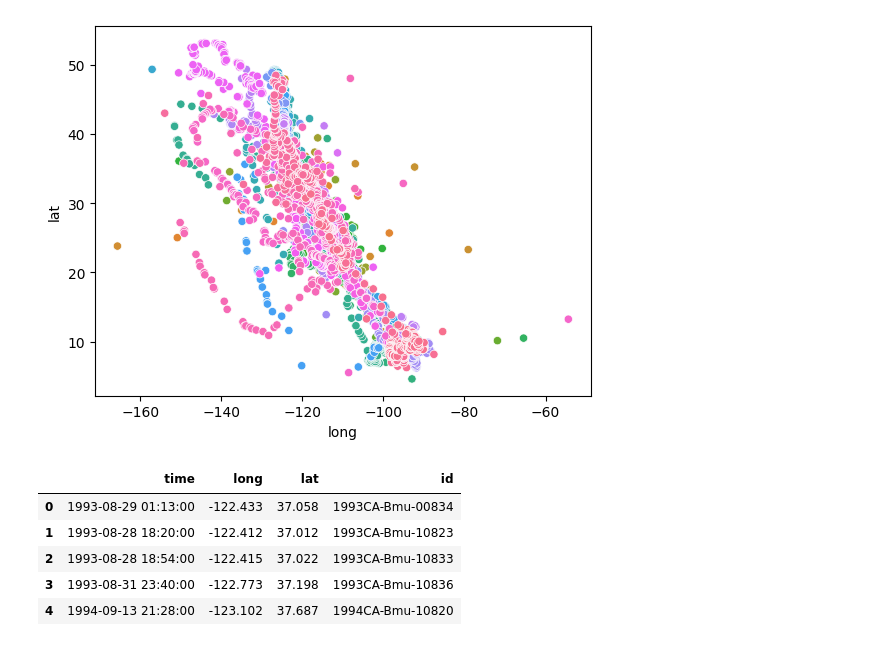
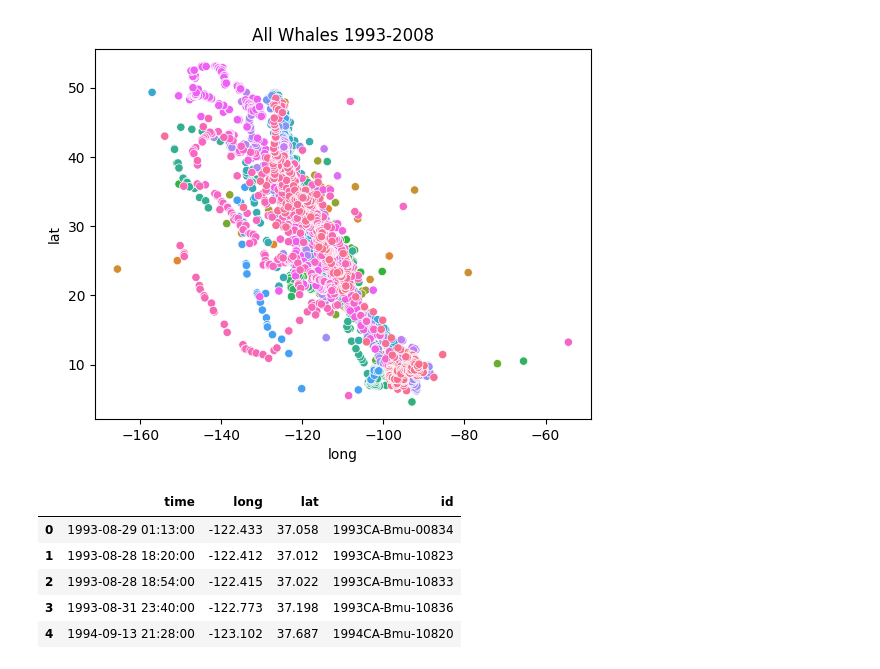
Before and after one commit to alyghanson/migration, a Jupyter notebook: whales/extent.ipynb, the cells around one changed output. Cells and saved outputs as stored; diff of their text form; code cells hidden in the pictures.

Commit message:
Added figures, distances, and plots

```diff
--- a/whales/extent.ipynb
+++ b/whales/extent.ipynb
@@ -23,9 +23,10 @@ whale_small = whale_small[whale_small['long'] < 0]
 #Lets just visualize here:
 # %%
 sns.scatterplot(data=whale_small, y="lat", x="long", hue="id", legend=False);
-plt.savefig('exports/AllWhales.png', bbox_inches='tight')
+plt.title('All Whales 1993-2008')
+plt.savefig('exports/Whales_all_locations.png', bbox_inches='tight')
 # %% [output]
-[figure, old version]
+[figure, new version]
 # %%
 #define range of lat/long for temperature data:
 min_long = np.min(whale_small['long'])
```
Also changed, not shown: parts of 19 cells of this notebook, 6 other files.
